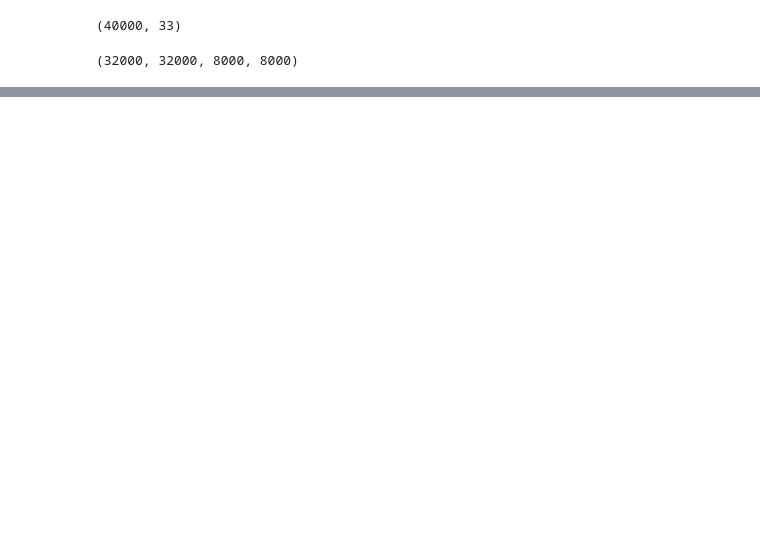
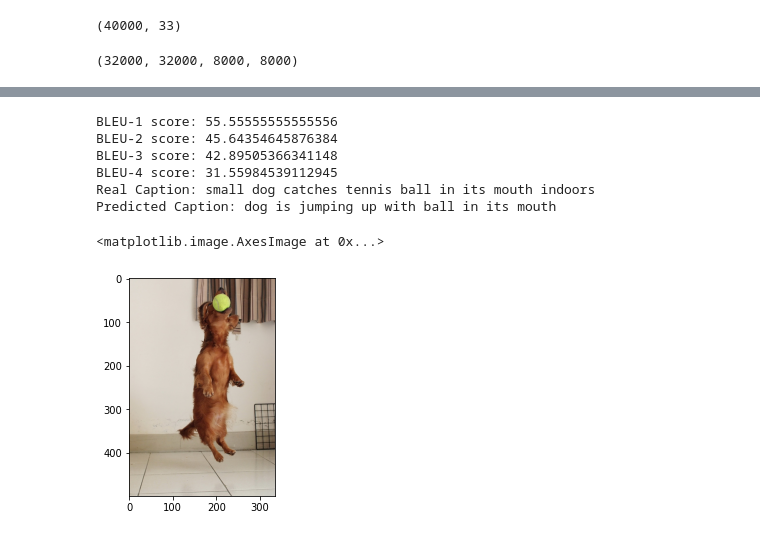
Before and after one commit to AvRajath/Image-caption-generator, a Jupyter notebook: Image_Caption_using_transformers.ipynb, the cells around one changed output, grey strips where cells are left out. Cells and saved outputs as stored; diff of their text form; code cells hidden in the pictures; blank space fills up the shorter version.

```diff
--- a/Image_Caption_using_transformers.ipynb
+++ b/Image_Caption_using_transformers.ipynb
@@ -731,0 +750,52 @@ Epoch 3 Batch 100 Loss 3.6594 Accuracy 0.0988
+# %%
+start_token = tokenizer.word_index['<start>']
+end_token = tokenizer.word_index['<end>']
+# select random image from validation data
+#rid = np.random.randint(0, len(img_name_val))
+rid = 500
+image = img_name_val[rid]
+real_caption = ' '.join([tokenizer.index_word[i] for i in cap_val[rid] if i not in [0]])
+caption,result,attention_weights = evaluate(image)
+
+first = real_caption.split(' ', 1)[1]
+real_caption = first.rsplit(' ', 1)[0]
+
+#remove "<unk>" in result
+for i in caption:
+    if i=="<unk>":
+        caption.remove(i)
+
+for i in real_caption:
+    if i=="<unk>":
+        real_caption.remove(i)
+
+#remove <end> from result
+result_join = ' '.join(caption)
+result_final = result_join.rsplit(' ', 1)[0]
+
+real_appn = []
+real_appn.append(real_caption.split())
+reference = real_appn
+candidate = caption
+score = sentence_bleu(reference, candidate, weights=(1.0,0,0,0))
+print(f"BLEU-1 score: {score*100}")
+score = sentence_bleu(reference, candidate, weights=(0.5,0.5,0,0))
+print(f"BLEU-2 score: {score*100}")
+score = sentence_bleu(reference, candidate, weights=(0.3,0.3,0.3,0))
+print(f"BLEU-3 score: {score*100}")
+score = sentence_bleu(reference, candidate, weights=(0.25,0.25,0.25,0.25))
+print(f"BLEU-4 score: {score*100}")
+
+print ('Real Caption:', real_caption)
+print ('Predicted Caption:', ' '.join(caption))
+temp_image = np.array(Image.open(image))
+plt.imshow(temp_image)
+# %% [output]
+BLEU-1 score: 55.55555555555556
+BLEU-2 score: 45.64354645876384
+BLEU-3 score: 42.89505366341148
+BLEU-4 score: 31.55984539112945
+Real Caption: small dog catches tennis ball in its mouth indoors
+Predicted Caption: dog is jumping up with ball in its mouth
+<matplotlib.image.AxesImage at 0x...>
+[figure, added]
```
Also changed, not shown: parts of 9 cells of this notebook.
